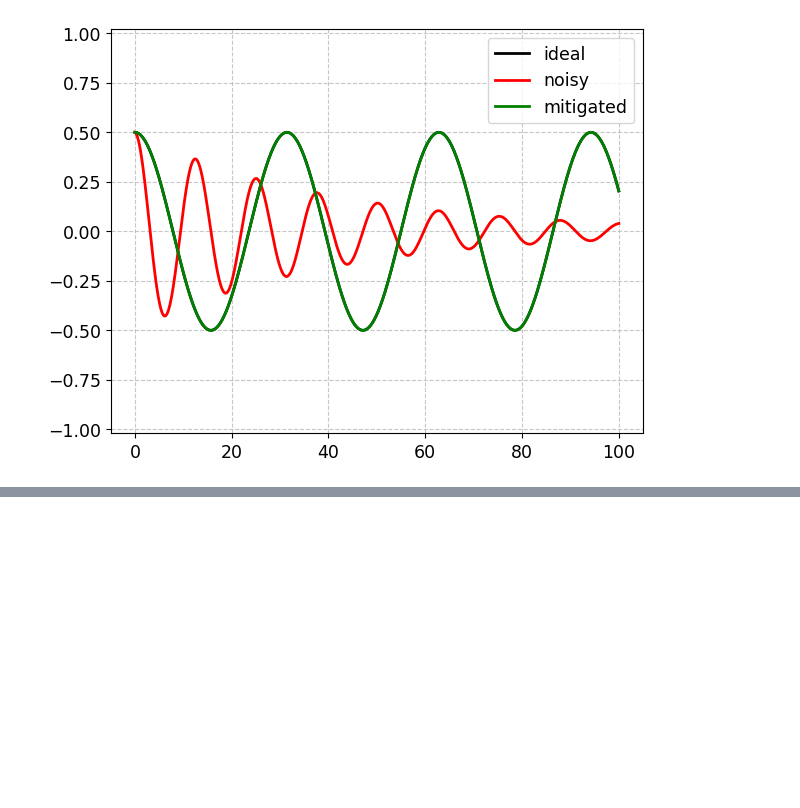
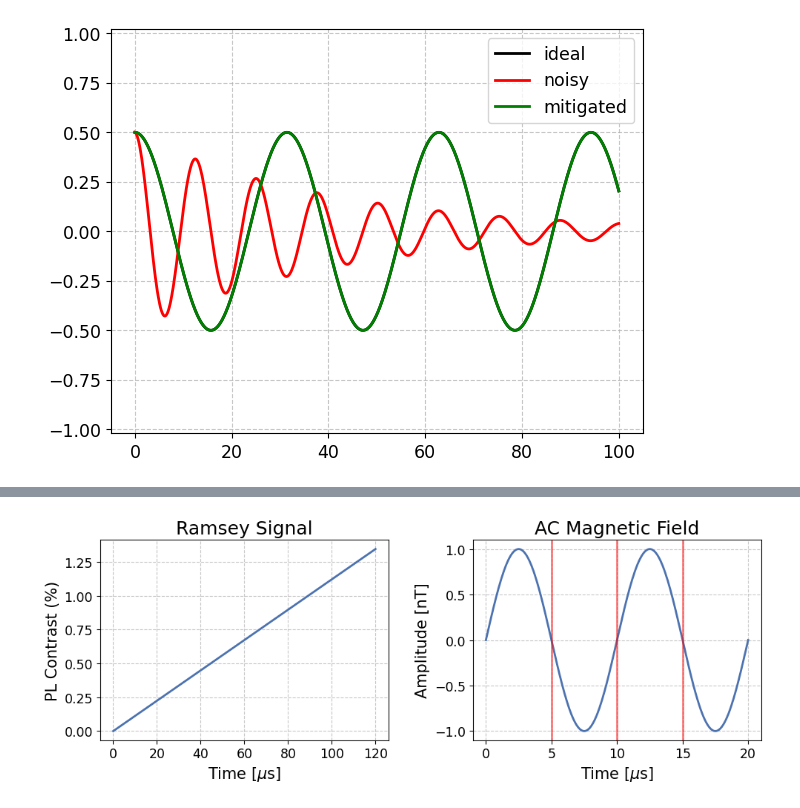
Before and after one commit to dehe1011/NVcenter, a Jupyter notebook: development/Untitled.ipynb, the cells around one changed output, grey strips where cells are left out. Saved outputs shown, nothing was run; the diff lists cells and outputs as text; code cells hidden in the pictures; blank space fills up the shorter version.

```diff
--- a/development/Untitled.ipynb
+++ b/development/Untitled.ipynb
@@ -119,0 +290,84 @@ plt.show()
+# %%
+# XY8-3 sequence
+
+def get_U_free(Bz, T, t0=0, t1=0, phi=-np.pi/2):
+    # eps = (CONST['D_gs'] + CONST['gamma_e'] * 500e-4)/2
+    eps = 0
+    # Hamiltonian: H(t) = 0.5 * (eps + CONST['gamma_e'] * Bz * cos(omega * t + phi)) * sigma_z
+    # cosinus: phi=0, sinus: phi=-np.pi/2
+    # integration from 0 to t
+    omega = 2*np.pi/T
+    phi = (
+        0.5 * eps * t +
+        (0.5 * Bz * CONST['gamma_e'] / omega) * ( np.sin(omega * t1 + phi) - np.sin(omega * t0 + phi) )
+          )
+    U = (-1j * phi * q.sigmaz()).expm()
+    return U
+
+def U_rot(alpha, theta, phi):
+    nx = np.sin(theta) * np.cos(phi)
+    ny = np.sin(theta) * np.sin(phi)
+    nz = np.cos(theta)
+    n_dot_sigma = nx * q.sigmax() + ny * q.sigmay() + nz * q.sigmaz()
+    return (-1j * alpha / 2 * n_dot_sigma).expm()
+
+X = 1j * U_rot(np.pi, np.pi/2, 0)
+hada_X = 1j * U_rot(np.pi, np.pi/4, 0)
+Y = 1j * U_rot(np.pi, np.pi/2, np.pi/2)
+hada_Y = 1j * U_rot(np.pi, np.pi/4, np.pi/2)
+
+def evolve_rho(num_periods, Bz, T):
+
+    U_free_before = get_U_free(Bz, T, t0=0, t1=T/2)
+    U_free_after = get_U_free(Bz, T, t0=T/2, t1=T)
+    U = U_free_after * Y * U_free_before
+
+    psi = hada_X * q.basis(2,0)
+    for i in range(num_periods):
+        if i==0:
+            psi = U * psi
+        else:
+            psi = U * X * psi
+    psi = hada_Y * psi
+    return psi * psi.dag()
+
+Bz = 1e-9 # amplitude in T
+omega_ramsey = 2 * CONST['gamma_e'] * Bz / np.pi
+T_ramsey = abs(2*np.pi/omega_ramsey)
+print('Ramsey period:', np.round(T_ramsey*1e6, 2), 'us')
+
+T_ac = 10e-6
+omega_ac = 2*np.pi/T_ac
+print('AC field period: ', np.round(T*1e6, 2), 'us')
+
+# plotting
+fig, ax = plt.subplots(1,2,figsize=(10,4))
+
+# first plot
+total_periods = 12
+total_time = total_periods * T_ac
+times = np.array([0, total_time])
+rho_list = [evolve_rho(num_periods, Bz, T_ac) for num_periods in [0, total_periods]]
+p00 = np.array([rho[0,0] for rho in rho_list])
+
+ax[0].plot(times*1e6, (2*p00-1)*1e2)
+# ax[0].axvline(x=T_ramsey *1e6, color='g', alpha=0.6)
+ax[0].set_title('Ramsey Signal')
+ax[0].set_xlabel(r'Time [$\mu$s]')
+ax[0].set_ylabel('PL Contrast (%)')
+
+# second plot
+total_periods = 2
+total_time = total_periods * T_ac
+times = np.linspace(0, total_time, 200)
+B_ac = Bz * 1e9 * np.cos(omega_ac*times - np.pi/2)
+
+ax[1].plot(times*1e6, B_ac)
+for k in range(1, 2*total_periods):
+    ax[1].axvline(x=k*T_ac/2*1e6, color='r', alpha=0.5)
+ax[1].set_title('AC Magnetic Field')
+ax[1].set_xlabel(r'Time [$\mu$s]')
+ax[1].set_ylabel(r'Amplitude [nT]')
+
+plt.show()
+# %% [output]
@@ -119,0 +376 @@ plt.show()
+[figure, added]
```
Also changed, not shown: parts of 15 cells of this notebook, 36 other files.
